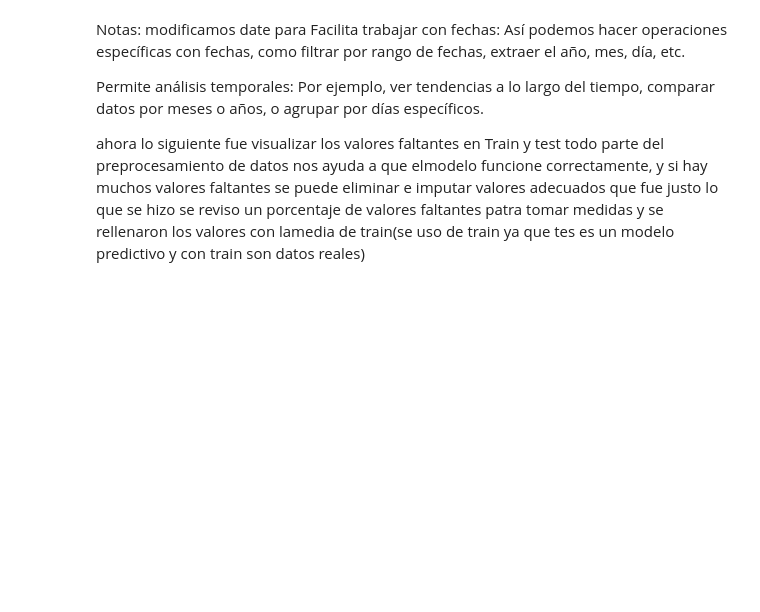
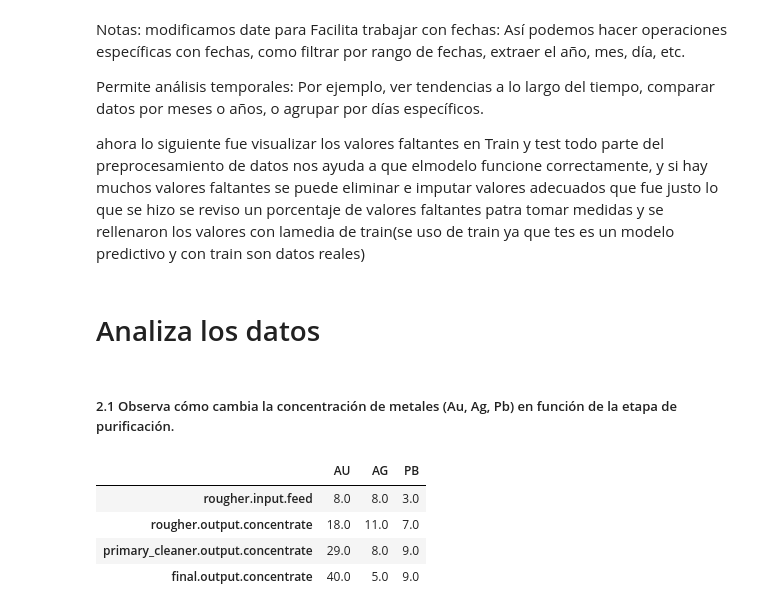
Before and after one commit to LudwinLeon24/data-science-portfolio, a Jupyter notebook: Bootcamp/Project-12-Final-Module-2/Project-12.ipynb, the cells around one changed output. Drawn from its saved outputs; the diff is of its cells as text; code cells hidden in the pictures; blank space fills up the shorter version.

```diff
--- a/Bootcamp/Project-12-Final-Module-2/Project-12.ipynb
+++ b/Bootcamp/Project-12-Final-Module-2/Project-12.ipynb
@@ -286,3 +293,39 @@ Notas:  modificamos date para Facilita trabajar con fechas: Así podemos hacer o
 Permite análisis temporales: Por ejemplo, ver tendencias a lo largo del tiempo, comparar datos por meses o años, o agrupar por días específicos.
 
 ahora lo siguiente fue visualizar los valores faltantes en Train y test todo parte del preprocesamiento de datos nos ayuda a que elmodelo funcione correctamente, y si hay muchos valores faltantes se puede eliminar e imputar valores adecuados que fue justo lo que se hizo se reviso un porcentaje de valores faltantes patra tomar medidas y se rellenaron los valores con lamedia de train(se uso de train ya que tes es un modelo predictivo y con train son datos reales)
+# %% [markdown]
+# Analiza los datos
+# %% [markdown]
+##### 2.1 Observa cómo cambia la concentración de metales (Au, Ag, Pb) en función de la etapa de purificación.
+# %%
+# Estos son los metales a analizar
+metales = ['au', 'ag', 'pb']
+
+# Etapas típicas que aparecen en los nombres de columnas
+etapas = ['rougher.input.feed',
+          'rougher.output.concentrate',
+          'primary_cleaner.output.concentrate',
+          'final.output.concentrate']
+
+# Mostamosla concentración promedio de cada metal en cada etapa
+
+
+for metal in metales:
+    concentraciones = []
+    for etapa in etapas:
+        columna = f'{etapa}_{metal}'
+        if columna in full_fill_train.columns:
+            concentracion_media = full_fill_train[columna].mean().round()
+            concentraciones.append(concentracion_media)
+        else:
+            concentraciones.append(None)
+    resultados[metal.upper()] = concentraciones
+
+
+display(resultados)
+# %% [output]
+|  | AU | AG | PB |
+| rougher.input.feed | 8.0 | 8.0 | 3.0 |
+| rougher.output.concentrate | 18.0 | 11.0 | 7.0 |
+| primary_cleaner.output.concentrate | 29.0 | 8.0 | 9.0 |
+| final.output.concentrate | 40.0 | 5.0 | 9.0 |
```
Also changed, not shown: parts of 14 cells of this notebook.
